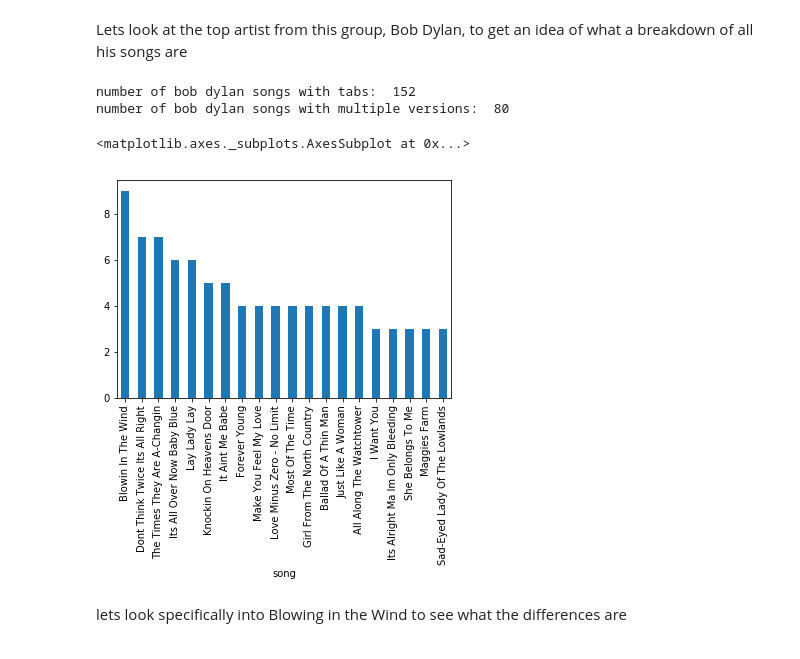
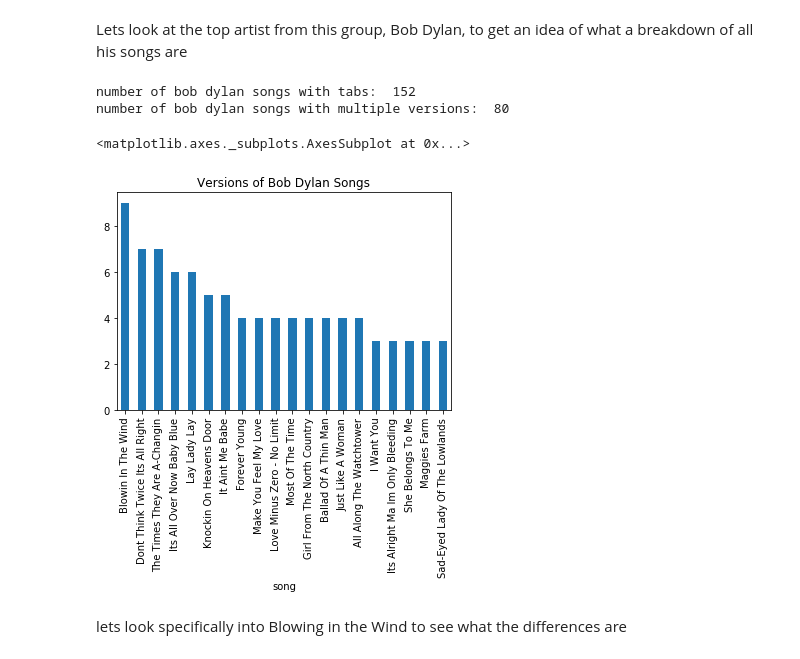
Before and after one commit to eshantarneja/chordTheoryAnalysis, a Jupyter notebook: dataCleaning/Guitar Chords Exploratory Data Analysis.ipynb, the cells around one changed output. Saved outputs shown, nothing was run; the diff lists cells and outputs as text; code cells hidden in the pictures.

```diff
--- a/dataCleaning/Guitar Chords Exploratory Data Analysis.ipynb
+++ b/dataCleaning/Guitar Chords Exploratory Data Analysis.ipynb
@@ -270,0 +272,3 @@ Text(0, 0.5, 'Count')
+# %%
+df['genre']=df.genre.apply(sorted).apply(tuple)
+df[df['genre'].map(len)>1]['genre'].value_counts().sort_values(ascending=False).head(15).plot(kind='bar')
@@ -313,14 +313,14 @@ Lets look at the top artist from this group, Bob Dylan, to get an idea of what a
 # %%
 dylan=df[df['artist']=="Bob Dylan"]
 dylanSongs=dylan.groupby('song').size().sort_values(ascending=False)
 print("number of bob dylan songs with tabs: ", len(dylanSongs))
 print("number of bob dylan songs with multiple versions: ",len(dylanSongs[dylanSongs>1]) )
-dylanSongs.head(20).plot(kind='bar')
+dylanSongs.head(20).plot(kind='bar', title="Versions of Bob Dylan Songs")
 # %% [output]
 number of bob dylan songs with tabs:  152
 number of bob dylan songs with multiple versions:  80
 <matplotlib.axes._subplots.AxesSubplot at 0x...>
-[figure, old version]
+[figure, new version]
 # %% [markdown]
 lets look specifically into Blowing in the Wind to see what the differences are
 # %%
```
Also changed, not shown: parts of 67 cells of this notebook, 1 other file.
